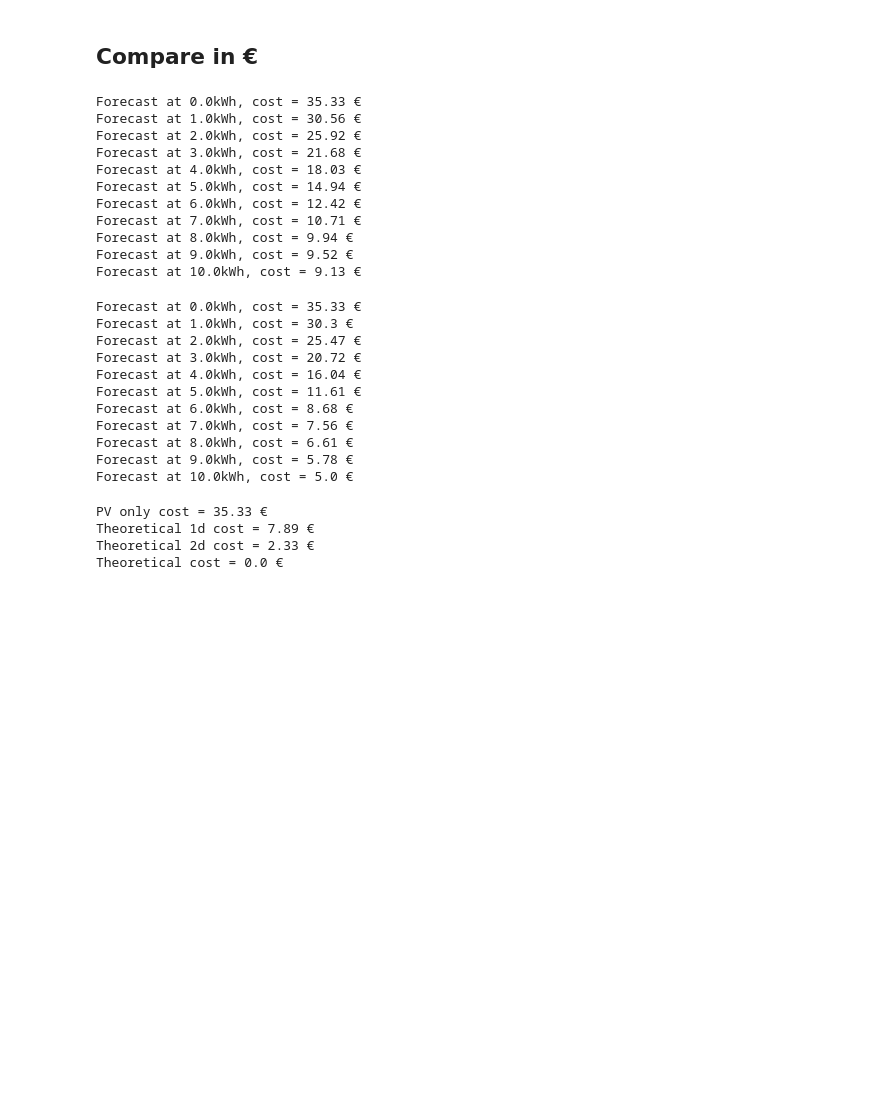
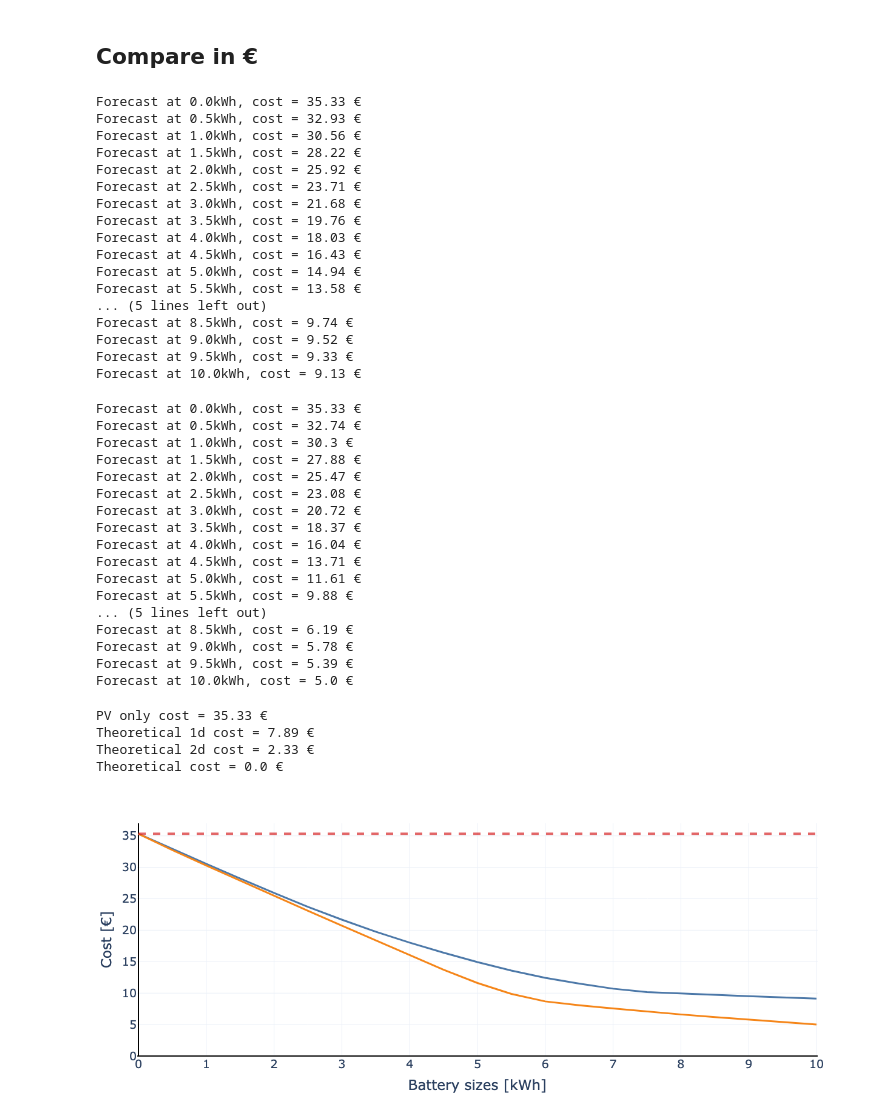
Before and after one commit to Jonathan56/supplementary_thesis, a Jupyter notebook: 4_chapter/MPC_3 battery size.ipynb, the cells around one changed output. Drawn from its saved outputs; the diff is of its cells as text; code cells hidden in the pictures; blank space fills up the shorter version.

Commit message:
battery size

```diff
--- a/4_chapter/MPC_3 battery size.ipynb
+++ b/4_chapter/MPC_3 battery size.ipynb
@@ -410,14 +410,13 @@ for freq, freq_delta in zip(freqs, freq_deltas):
 # %%
 schedules_concat = {}
 energy_concat = {}
-battery_sizes = np.linspace(0, 10, 11)
+battery_sizes = np.linspace(0, 10, 21)
 
 freq = freqs[0]
 freq_delta = freq_deltas[0]
 aging_cost = 1e-6
 
-for battery_size in battery_sizes:
-    print(f"Battery size = {battery_size}")
+for battery_size in tqdm(battery_sizes, desc="Battery size"):
     schedules_concat[battery_size] = []
     energy_concat[battery_size] = []
 
@@ -437,7 +436,7 @@ for battery_size in battery_sizes:
 
     date_range = pd.date_range(end_training + deltat, end_complete_pred, freq=freq)
     nb_iteration = len(date_range)
-    for jndex, opti_start in tqdm(enumerate(date_range), desc="Opti #", total=nb_iteration):
+    for jndex, opti_start in enumerate(date_range):
 
         end_optimization = opti_start + horizon + deltat
         if end_optimization > end_complete_pred:
@@ -456,4 +455,3 @@ for battery_size in battery_sizes:
         energy_concat[battery_size].append(schedule["batteryenergy"].loc[opti_start:opti_start+freq_delta].copy())
     schedules_concat[battery_size] = pd.concat(schedules_concat[battery_size], axis=0)
     energy_concat[battery_size] = pd.concat(energy_concat[battery_size], axis=0)
-    print("")
@@ -475,8 +461,7 @@ Battery size = 10.0
 perfect_schedules_concat = {}
 perfect_energy_concat = {}
 
-for battery_size in battery_sizes:
-    print(f"Battery size = {battery_size}")
+for battery_size in tqdm(battery_sizes, desc="Battery size"):
     perfect_schedules_concat[battery_size] = []
     perfect_energy_concat[battery_size] = []
 
@@ -496,7 +481,7 @@ for battery_size in battery_sizes:
 
     date_range = pd.date_range(end_training + deltat, end_complete_pred, freq=freq)
     nb_iteration = len(date_range)
-    for jndex, opti_start in tqdm(enumerate(date_range), desc="Opti #", total=nb_iteration):
+    for jndex, opti_start in enumerate(date_range):
 
         end_optimization = opti_start + horizon + deltat
         if end_optimization > end_complete_pred:
@@ -515,4 +500,3 @@ for battery_size in battery_sizes:
         perfect_energy_concat[battery_size].append(schedule["batteryenergy"].loc[opti_start:opti_start+freq_delta].copy())
     perfect_schedules_concat[battery_size] = pd.concat(perfect_schedules_concat[battery_size], axis=0)
     perfect_energy_concat[battery_size] = pd.concat(perfect_energy_concat[battery_size], axis=0)
-    print("")
@@ -565,6 +537,8 @@ def community_bill(df, member_ids, timing, deltat=15, buy_price=0.1740, exchange
 _start = end_training + deltat
 _end = end_complete_pred
 # %%
+cost_2d = []
+
 for battery_size in battery_sizes:
     graph = schedules_concat[battery_size].copy()
     graph.columns = sub_house_ids
@@ -573,19 +547,28 @@ for battery_size in battery_sizes:
 
     forecast_cost = community_bill(graph, sub_house_ids, timing="15T", deltat=15, buy_price=0.1740, exchange_price=0.0371)
     print(f"Forecast at {battery_size}kWh, cost = {np.round(forecast_cost, 2)} €")
+    cost_2d.append(forecast_cost)
 # %% [output]
 Forecast at 0.0kWh, cost = 35.33 €
+Forecast at 0.5kWh, cost = 32.93 €
 Forecast at 1.0kWh, cost = 30.56 €
+Forecast at 1.5kWh, cost = 28.22 €
 Forecast at 2.0kWh, cost = 25.92 €
+Forecast at 2.5kWh, cost = 23.71 €
 Forecast at 3.0kWh, cost = 21.68 €
+Forecast at 3.5kWh, cost = 19.76 €
 Forecast at 4.0kWh, cost = 18.03 €
+Forecast at 4.5kWh, cost = 16.43 €
 Forecast at 5.0kWh, cost = 14.94 €
-Forecast at 6.0kWh, cost = 12.42 €
-Forecast at 7.0kWh, cost = 10.71 €
-Forecast at 8.0kWh, cost = 9.94 €
+Forecast at 5.5kWh, cost = 13.58 €
+... (5 lines left out)
+Forecast at 8.5kWh, cost = 9.74 €
 Forecast at 9.0kWh, cost = 9.52 €
+Forecast at 9.5kWh, cost = 9.33 €
 Forecast at 10.0kWh, cost = 9.13 €
 # %%
+cost_perfect = []
+
 for battery_size in battery_sizes:
     graph = perfect_schedules_concat[battery_size].copy()
     graph.columns = sub_house_ids
@@ -594,17 +577,24 @@ for battery_size in battery_sizes:
 
     forecast_cost = community_bill(graph, sub_house_ids, timing="15T", deltat=15, buy_price=0.1740, exchange_price=0.0371)
     print(f"Forecast at {battery_size}kWh, cost = {np.round(forecast_cost, 2)} €")
+    cost_perfect.append(forecast_cost)
 # %% [output]
 Forecast at 0.0kWh, cost = 35.33 €
+Forecast at 0.5kWh, cost = 32.74 €
 Forecast at 1.0kWh, cost = 30.3 €
+Forecast at 1.5kWh, cost = 27.88 €
 Forecast at 2.0kWh, cost = 25.47 €
+Forecast at 2.5kWh, cost = 23.08 €
 Forecast at 3.0kWh, cost = 20.72 €
+Forecast at 3.5kWh, cost = 18.37 €
 Forecast at 4.0kWh, cost = 16.04 €
+Forecast at 4.5kWh, cost = 13.71 €
 Forecast at 5.0kWh, cost = 11.61 €
-Forecast at 6.0kWh, cost = 8.68 €
-Forecast at 7.0kWh, cost = 7.56 €
-Forecast at 8.0kWh, cost = 6.61 €
+Forecast at 5.5kWh, cost = 9.88 €
+... (5 lines left out)
+Forecast at 8.5kWh, cost = 6.19 €
 Forecast at 9.0kWh, cost = 5.78 €
+Forecast at 9.5kWh, cost = 5.39 €
 Forecast at 10.0kWh, cost = 5.0 €
 # %%
 graph = individuals.loc[_start:_end, sub_house_ids].copy()
@@ -625,3 +615,36 @@ PV only cost = 35.33 €
 Theoretical 1d cost = 7.89 €
 Theoretical 2d cost = 2.33 €
 Theoretical cost = 0.0 €
+# %%
+graph = pd.DataFrame(index=battery_sizes, data={"2D": cost_2d,
+                                                "Perfect": cost_perfect})
+
+fig = px.line(graph)
+
+fig.update_traces(line_width=3)
+
+# Red dashed line
+fig.add_shape(
+ type='line',
+ x0=battery_sizes[0],
+ x1=battery_sizes[-1],
+ y0=35.33,
+ y1=35.33,
+ line={'dash': 'dash', 'width': 4,
+       'color': 'rgba(214, 39, 40, 0.7)'})
+
+fig.update_layout(
+    layout,
+    height=500,
+    width=800,
+    yaxis_title="Cost [€]",
+    xaxis_title="Battery sizes [kWh]",
+    xaxis_dtick=1,
+    yaxis_range=[0, 37],
+    yaxis_showline=False, yaxis_linewidth=2, yaxis_linecolor='black',
+    xaxis_showline=False, xaxis_linewidth=2, xaxis_linecolor='black',
+    showlegend=False)
+fig.show()
+fig.write_image(f"results/cost_battery_size.svg")
+# %% [output]
+[figure, added]
```
Also changed, not shown: parts of 3 cells of this notebook, 2 other files.
